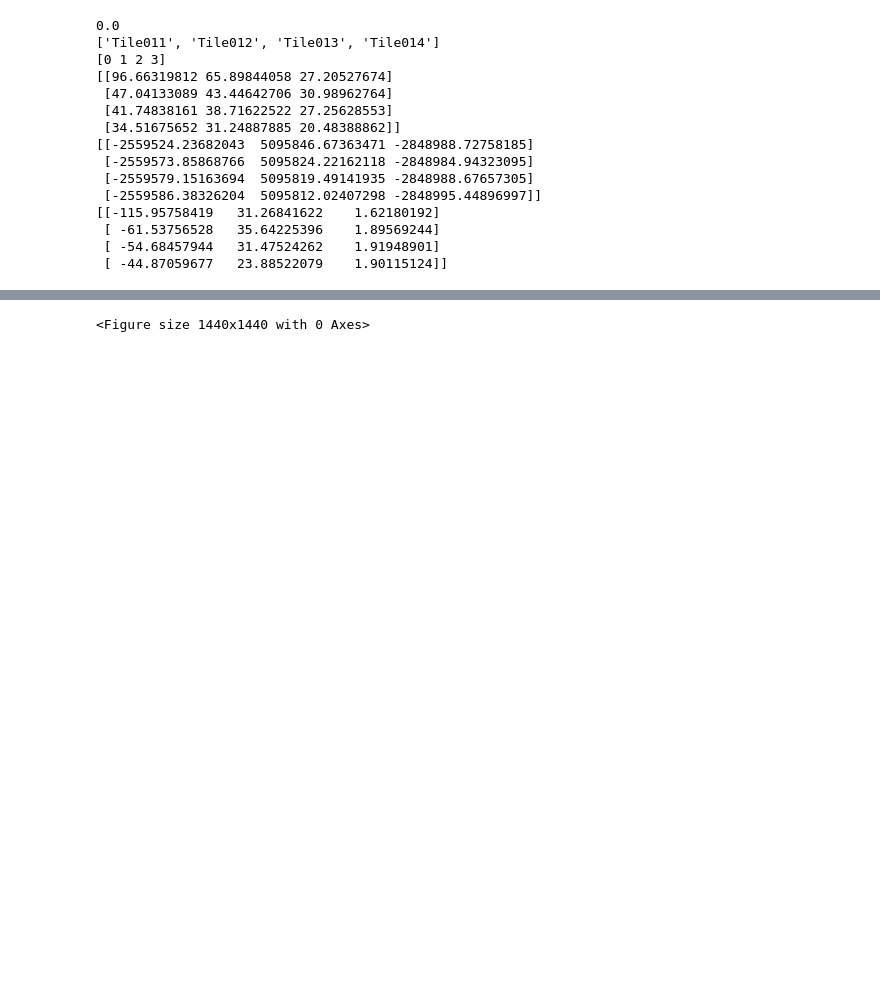
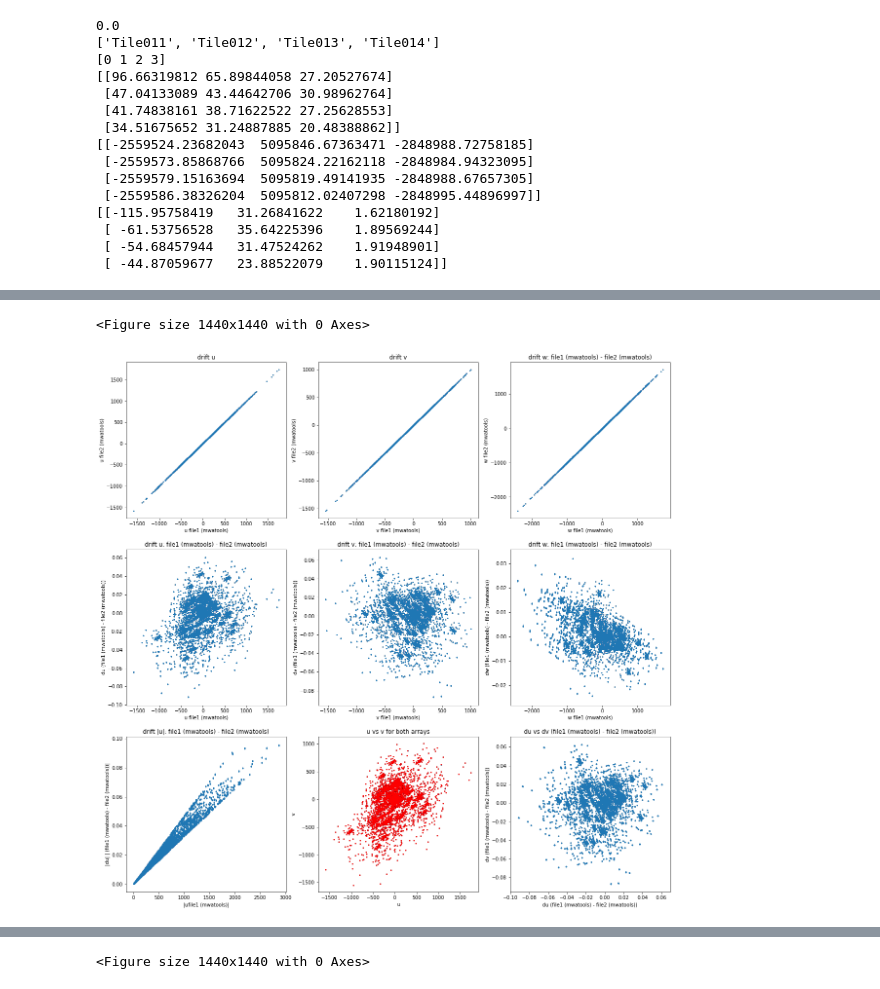
Before and after one commit to bhazelton/random_stuff, a Jupyter notebook: jupyter_notebooks/external_phasing_test.ipynb, the cells around one changed output, grey strips where cells are left out. Saved outputs shown, nothing was run; the diff lists cells and outputs as text; code cells hidden in the pictures; blank space fills up the shorter version.

Commit message:
work on external phasing test

```diff
--- a/jupyter_notebooks/external_phasing_test.ipynb
+++ b/jupyter_notebooks/external_phasing_test.ipynb
@@ -18,10 +18,14 @@ uvd2.read_uvfits(file2)
 # %%
 uvd1_drift = copy.deepcopy(uvd1)
 uvd1_drift.unphase_to_drift(phase_frame='gcrs')
+uvd1_drift_mwatools = copy.deepcopy(uvd1)
+uvd1_drift_mwatools.unphase_to_drift(phase_frame='gcrs', use_mwatools_phasing=True)
 uvd1_drift_antpos = copy.deepcopy(uvd1)
 uvd1_drift_antpos.unphase_to_drift(phase_frame='gcrs', use_ant_pos=True)
 uvd2_drift = copy.deepcopy(uvd2)
 uvd2_drift.unphase_to_drift(phase_frame='gcrs')
+uvd2_drift_mwatools = copy.deepcopy(uvd2)
+uvd2_drift_mwatools.unphase_to_drift(phase_frame='gcrs', use_mwatools_phasing=True)
 uvd2_drift_antpos = copy.deepcopy(uvd2)
 uvd2_drift_antpos.unphase_to_drift(phase_frame='gcrs', use_ant_pos=True)
 # %%
@@ -211,3 +215,8 @@ matplotlib is currently using a non-GUI backend, so cannot show the figure
+# %%
+plot_uvw_diff(uvd1_drift_mwatools.uvw_array, uvd2_drift_mwatools.uvw_array, 'file1 (mwatools)', 'file2 (mwatools)')
+# %% [output]
+<Figure size 1440x1440 with 0 Axes>
+[figure, added]
 # %%
 plot_uvw_diff(uvd1.uvw_array, uvd2_rephase.uvw_array, 'file1', 'file2')
 # %% [output]
```
Also changed, not shown: parts of 6 cells of this notebook.
